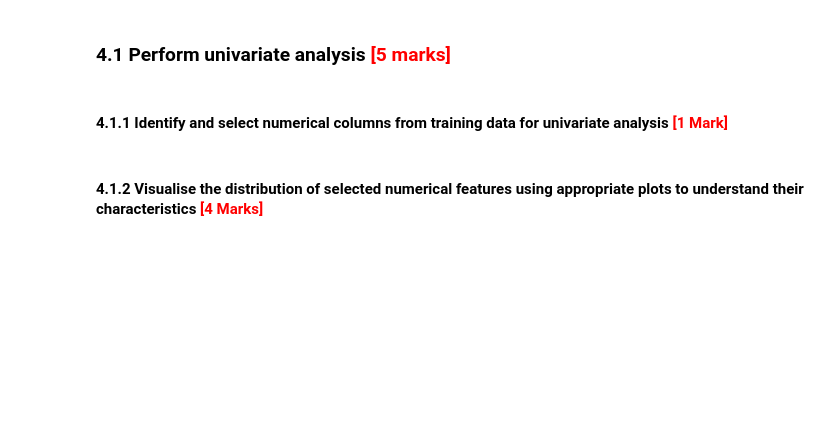
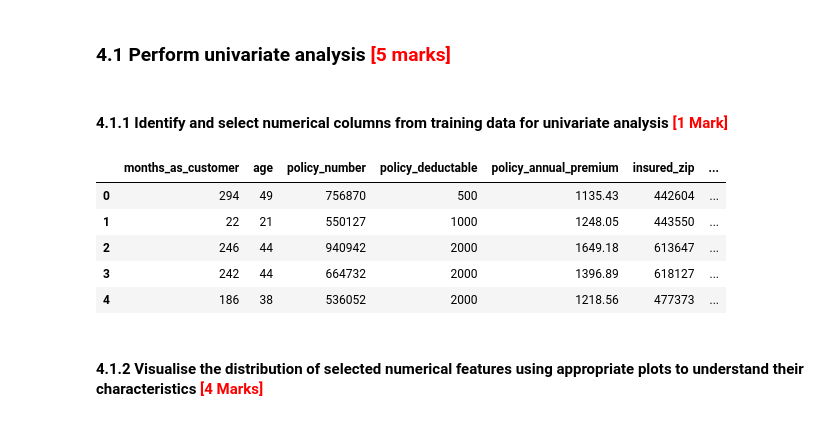
Before and after one commit to Prithvi1510/credit-card-detect-upgrad, a Jupyter notebook: Fraudulent_Claim_Detection_Starter.ipynb, the cells around one changed output. Cells and saved outputs as stored; diff of their text form; code cells hidden in the pictures; blank space fills up the shorter version.

```diff
--- a/Fraudulent_Claim_Detection_Starter.ipynb
+++ b/Fraudulent_Claim_Detection_Starter.ipynb
@@ -503,2 +501,16 @@ y_test = y_test.reset_index(drop=True)
+# %%
+# Select numerical columns
+numericalTypes = ['int16', 'int32', 'int64', 'float16', 'float32', 'float64']
+
+numericalDataframe = x_train.select_dtypes(include=numericalTypes)
+
+numericalDataframe.head()
+# %% [output]
+|  | months_as_customer | age | policy_number | policy_deductable | policy_annual_premium | insured_zip | ... |
+| 0 | 294 | 49 | 756870 | 500 | 1135.43 | 442604 | ... |
+| 1 | 22 | 21 | 550127 | 1000 | 1248.05 | 443550 | ... |
+| 2 | 246 | 44 | 940942 | 2000 | 1649.18 | 613647 | ... |
+| 3 | 242 | 44 | 664732 | 2000 | 1396.89 | 618127 | ... |
+| 4 | 186 | 38 | 536052 | 2000 | 1218.56 | 477373 | ... |
 # %% [markdown]
 #### **4.1.2** Visualise the distribution of selected numerical features using appropriate plots to understand their characteristics <font color = "red">[4 Marks]</font>
```
Also changed, not shown: parts of 3 cells of this notebook.
